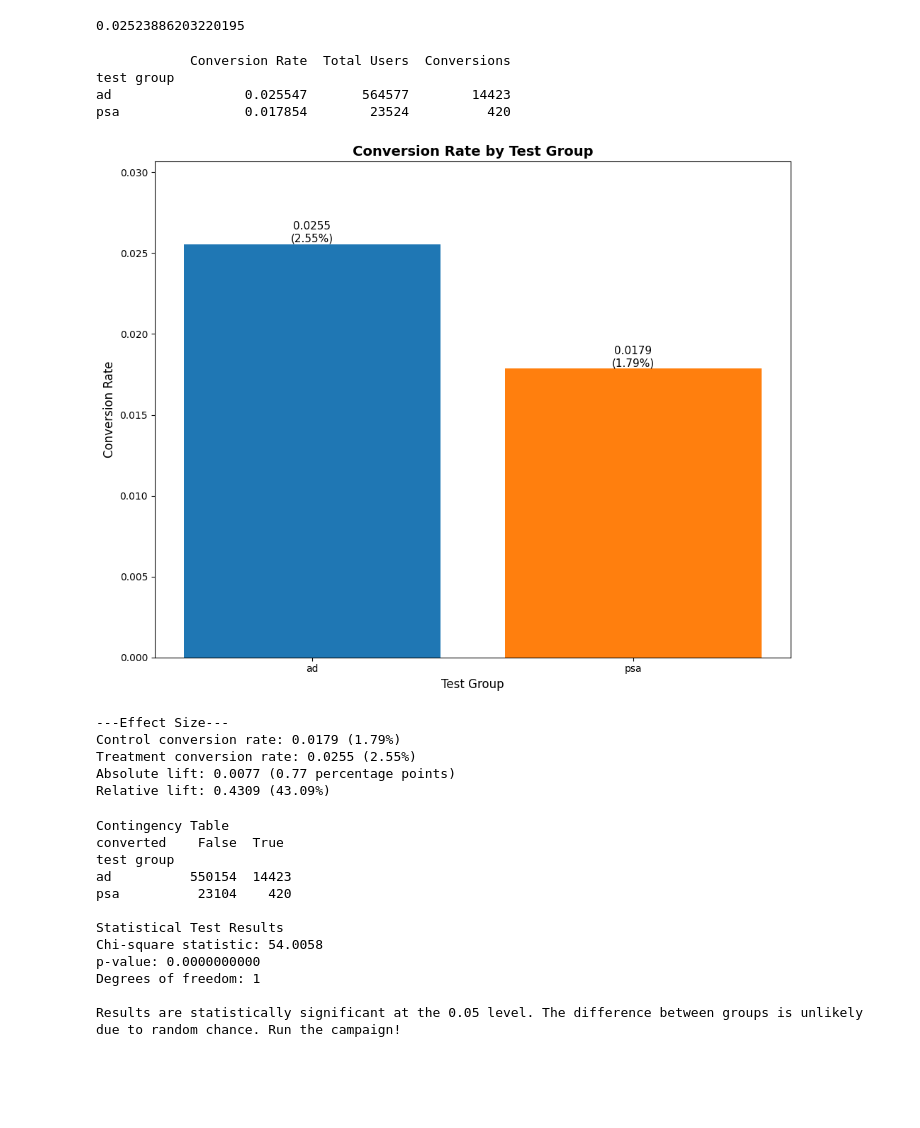
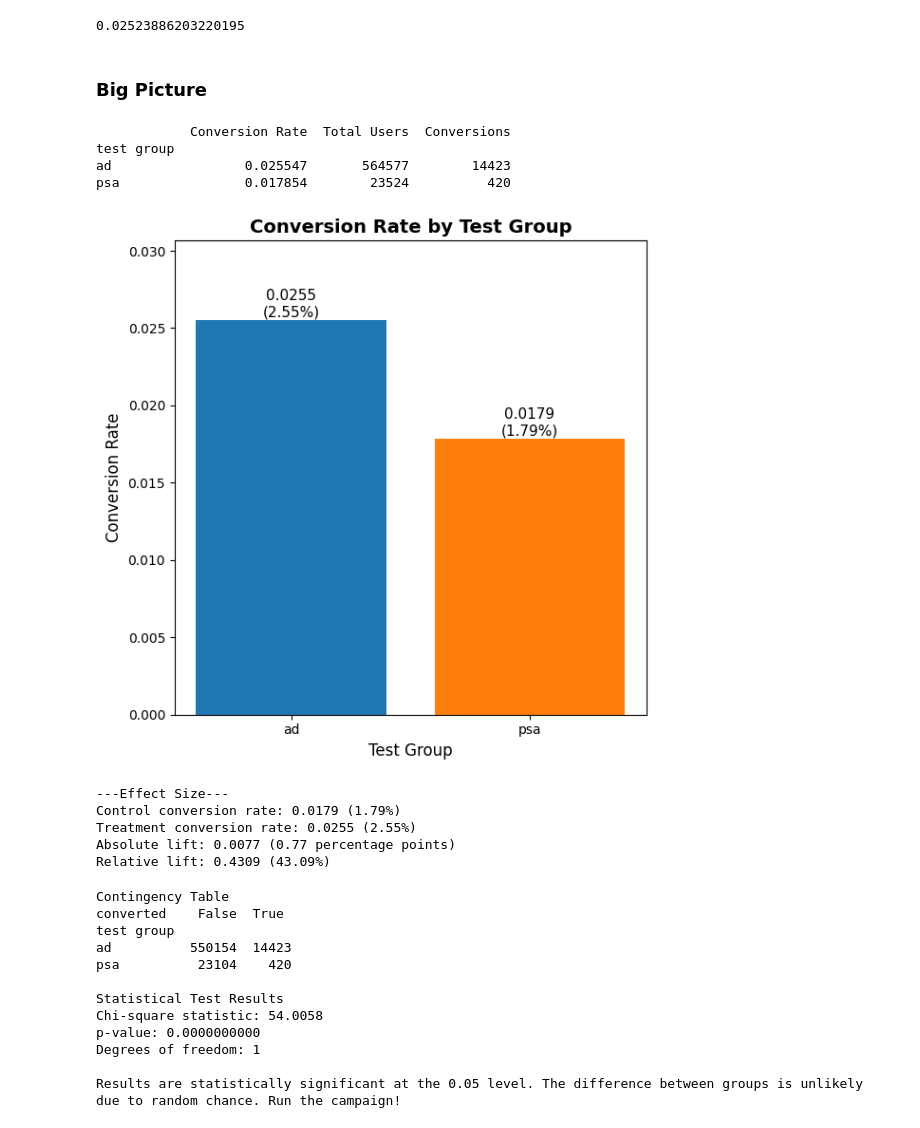
Before and after one commit to meghaoberoi/marketing-ab-test-analysis, a Jupyter notebook: Marketing_AB_Testing.ipynb, the cells around one changed output. Drawn from its saved outputs; the diff is of its cells as text; code cells hidden in the pictures; blank space fills up the shorter version.

```diff
--- a/Marketing_AB_Testing.ipynb
+++ b/Marketing_AB_Testing.ipynb
@@ -4,7 +20,7 @@ import numpy as np
 import matplotlib.pyplot as plt
 import seaborn as sns
 # %%
-df = pd.read_csv('marketing_AB.csv', index_col = 0)
+df = pd.read_csv('/Users/meghao/Desktop/marketing-ab-test-analysis/data/marketing_AB.csv', index_col = 0)
 # %%
 df.head()
 # %% [output]
@@ -51,6 +67,8 @@ Name: count, dtype: int64
 print(df['converted'].mean())
 # %% [output]
 0.02523886203220195
+# %% [markdown]
+### Big Picture
 # %%
 conversion_by_group = df.groupby('test group')['converted'].agg(['mean', 'count', 'sum'])
 conversion_by_group.columns = ['Conversion Rate', 'Total Users', 'Conversions']
@@ -62,32 +80,32 @@ test group
 ad                 0.025547       564577        14423
 psa                0.017854        23524          420
 # %%
-plt.figure(figsize =(10,8))
+plt.figure(figsize =(6,6))
 plt.bar(conversion_by_group.index, conversion_by_group['Conversion Rate'], color=['#1f77b4', '#ff7f0e'])
 plt.ylabel('Conversion Rate', fontsize=12)
 plt.xlabel('Test Group', fontsize=12)
 plt.title('Conversion Rate by Test Group', fontsize=14, fontweight='bold')
 plt.ylim(0, max(conversion_by_group['Conversion Rate'])*1.2)
 
 for i, (idx, row) in enumerate(conversion_by_group.iterrows()):
     plt.text(i, row['Conversion Rate'], f"{row['Conversion Rate']:.4f}\n({row['Conversion Rate']*100:.2f}%)",
              ha='center', va='bottom', fontsize=11)
 
 plt.tight_layout()
 plt.show()
 
 control_rate = conversion_by_group.loc['psa', 'Conversion Rate']
 treatment_rate = conversion_by_group.loc['ad', 'Conversion Rate']
 absolute_diff = treatment_rate - control_rate
 relative_diff = (treatment_rate - control_rate)/control_rate
 
 print("---Effect Size---")
 print(f"Control conversion rate: {control_rate:.4f} ({control_rate:.2%})")
 print(f"Treatment conversion rate: {treatment_rate:.4f} ({treatment_rate:.2%})")
 print(f"Absolute lift: {absolute_diff:.4f} ({absolute_diff*100:.2f} percentage points)")
 print(f"Relative lift: {relative_diff:.4f} ({relative_diff:.2%})")
 # %% [output]
-[figure, old version]
+[figure, new version]
 ---Effect Size---
 Control conversion rate: 0.0179 (1.79%)
 Treatment conversion rate: 0.0255 (2.55%)
```
Also changed, not shown: parts of 35 cells of this notebook.
